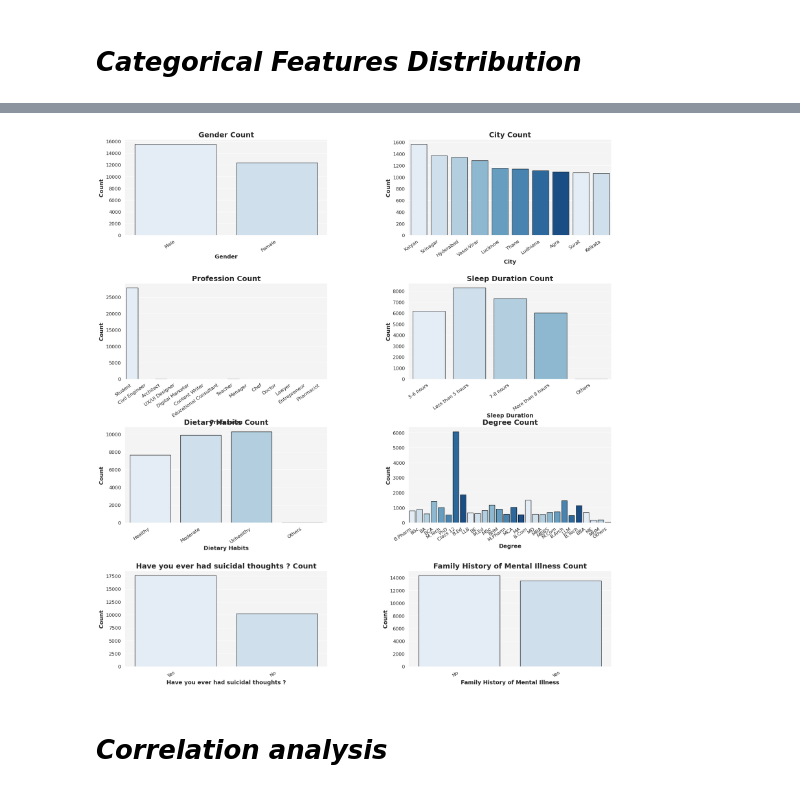
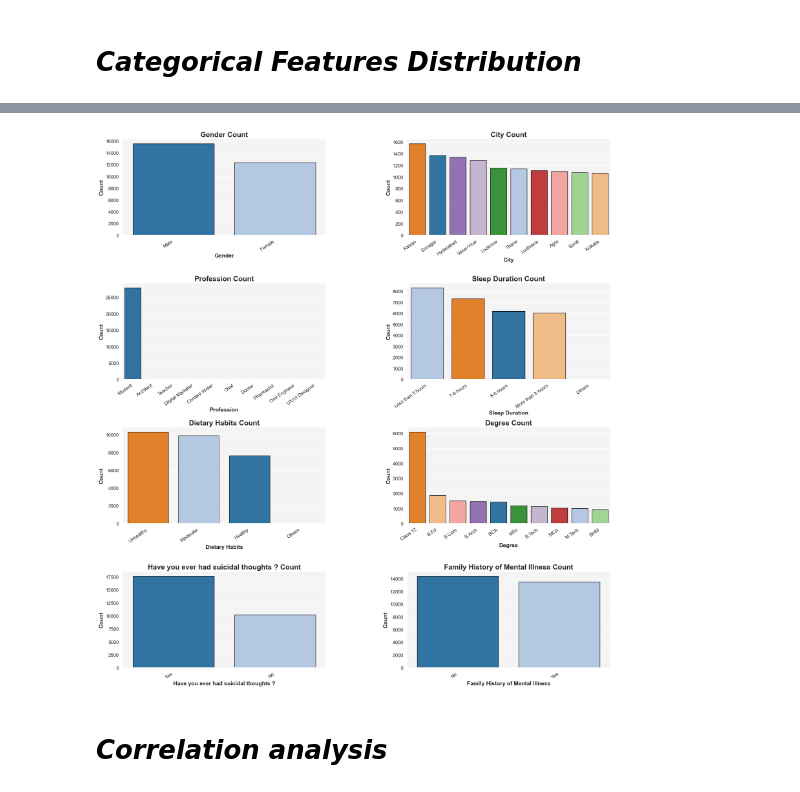
Before and after one commit to QuentinTournier40/IA, a Jupyter notebook: student_depression_tournier_ouldali.ipynb, the cells around one changed output, grey strips where cells are left out. Saved outputs shown, nothing was run; the diff lists cells and outputs as text; code cells hidden in the pictures.

```diff
--- a/student_depression_tournier_ouldali.ipynb
+++ b/student_depression_tournier_ouldali.ipynb
@@ -173,6 +172,6 @@ dtype: int64
 There are only 3 missing values in the **Financial stress** fields.\
 We decided to fill in these data with the median values of the other financial stress values.
 # %%
-data['Financial Stress'].fillna(data['Financial Stress'].median(), inplace=True)
+data['Financial Stress'] = data['Financial Stress'].fillna(data['Financial Stress'].median())
 data.isnull().sum()
 # %% [output]
@@ -206,7 +199,7 @@ dtype: int64
 # %% [markdown]
 ### *Gender Distribution*
 # %%
-sns.set(style="whitegrid")
+sns.set_theme(style="whitegrid")
 
 plt.figure(figsize=(6, 6))
 data['Gender'].value_counts().plot.pie(autopct='%1.1f%%', startangle=90, colors=['lightblue', 'lightcoral'])
@@ -229,7 +222,7 @@ fig, axes = plt.subplots(nrows=num_rows, ncols=3, figsize=(15, 5 * num_rows))
 axes = axes.flatten()
 
 # Art
-sns.set(style="darkgrid")
+sns.set_theme(style="darkgrid")
 colors = sns.color_palette("Purples", num_cols)
 dark_colors = sns.color_palette("Purples", 10)[7:10]
 colors[:3] = dark_colors
@@ -253,46 +246,56 @@ plt.show()
 # %% [markdown]
 # *Categorical Features Distribution*
 # %%
+
 # Get categorical columns and exclude 'id'
 categorical_columns = data.select_dtypes(include=['object']).columns
 categorical_columns = [col for col in categorical_columns if col.lower() != 'id']
 
-num_cols = 2  # Two plots per row
-num_rows = (len(categorical_columns) // num_cols) + (len(categorical_columns) % num_cols > 0)
+# Check if categorical columns exist
+if not categorical_columns:
+    print("No categorical columns found!")
+else:
+    num_cols = 2  # Two plots per row
+    num_rows = (len(categorical_columns) // num_cols) + (len(categorical_columns) % num_cols > 0)
 
-fig, axes = plt.subplots(nrows=num_rows, ncols=num_cols, figsize=(22, 6 * num_rows))
-axes = axes.flatten()
+    fig, axes = plt.subplots(nrows=num_rows, ncols=num_cols, figsize=(22, 6 * num_rows))
+    axes = axes.flatten()
 
-# Art
-sns.set(style="whitegrid")
-colors = sns.color_palette("Blues", n_colors=8)
+    # Set Seaborn theme
+    sns.set_theme(style="whitegrid")
 
-for i, col in enumerate(categorical_columns):
-    # Increase the size of the "City" plot for better readability
-    if col.lower() == 'city':
-        sns.countplot(data=data, x=col, ax=axes[i], palette=colors, order=data[col].value_counts().iloc[:10].index)  # Top 10 cities only
+    for i, col in enumerate(categorical_columns):
+        num_categories = data[col].nunique()  # Get unique categories
+
+        #  If there are too many unique values, limit to top 10 most frequent
+        if num_categories > 10:
+            top_values = data[col].value_counts().index[:10]
+            filtered_data = data[data[col].isin(top_values)]
+        else:
+            filtered_data = data
+
+        colors = sns.color_palette("tab20", min(num_categories, 10))  # Supports up to 20 colors
+
+        sns.countplot(data=filtered_data, x=col, ax=axes[i], palette=colors, hue=col, legend=False, order=filtered_data[col].value_counts().index)
+
         axes[i].set_title(f'{col} Count', fontsize=18, fontweight='bold')
-    else:
-        sns.countplot(data=data, x=col, ax=axes[i], palette=colors)
-        axes[i].set_title(f'{col} Count', fontsize=18, fontweight='bold')
+        axes[i].set_xlabel(col, fontsize=14, fontweight='bold')
+        axes[i].set_ylabel('Count', fontsize=14, fontweight='bold')
+        axes[i].tick_params(axis='x', rotation=35, labelsize=12)
+        axes[i].tick_params(axis='y', labelsize=12)
 
-    axes[i].set_xlabel(col, fontsize=14, fontweight='bold')
-    axes[i].set_ylabel('Count', fontsize=14, fontweight='bold')
+        for label in axes[i].get_xticklabels():
+            label.set_horizontalalignment('right')
 
-    axes[i].tick_params(axis='x', rotation=35, labelsize=12)
-    axes[i].tick_params(axis='y', labelsize=12)
+        for bar in axes[i].patches:
+            bar.set_edgecolor('black')
 
-    for label in axes[i].get_xticklabels():
-        label.set_horizontalalignment('right')
+        axes[i].set_facecolor('#f4f4f4')
 
-    for bar in axes[i].patches:
-        bar.set_edgecolor('black')
+    # Remove extra axes
+    for i in range(len(categorical_columns), len(axes)):
+        fig.delaxes(axes[i])
 
-    axes[i].set_facecolor('#f4f4f4')
-
-for i in range(len(categorical_columns), len(axes)):
-    fig.delaxes(axes[i])
-
-plt.subplots_adjust(hspace=0.5, wspace=0.4)
-plt.show()
+    plt.subplots_adjust(hspace=0.5, wspace=0.4)
+    plt.show()
 # %% [output]
@@ -316,4 +302,4 @@ Passing `palette` without assigning `hue` is deprecated and will be removed in v
-[figure, old version]
+[figure, new version]
 # %% [markdown]
 # *Correlation analysis*
 # %%
```
Also changed, not shown: parts of 22 cells of this notebook, 1 other file.
